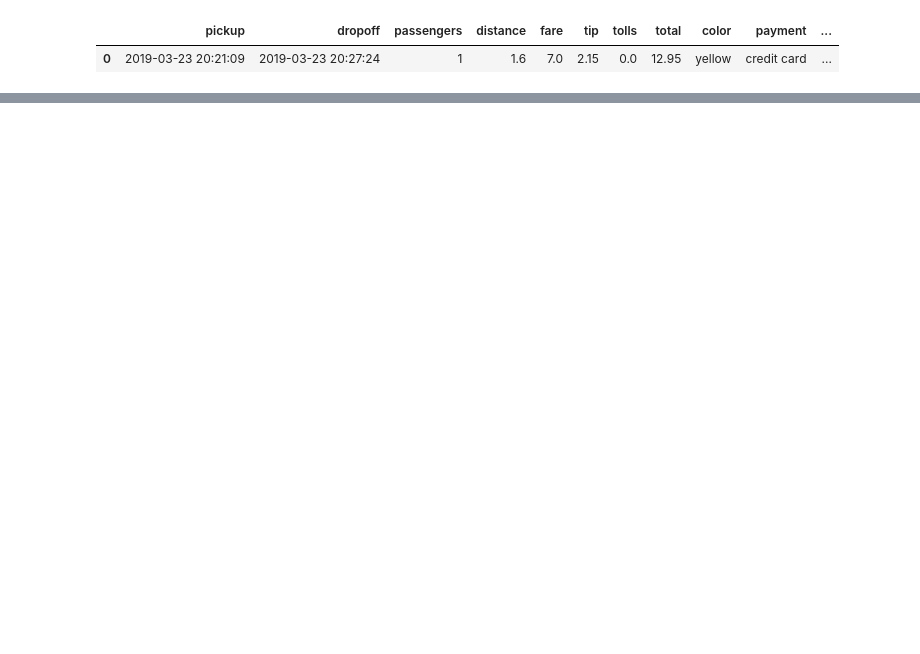
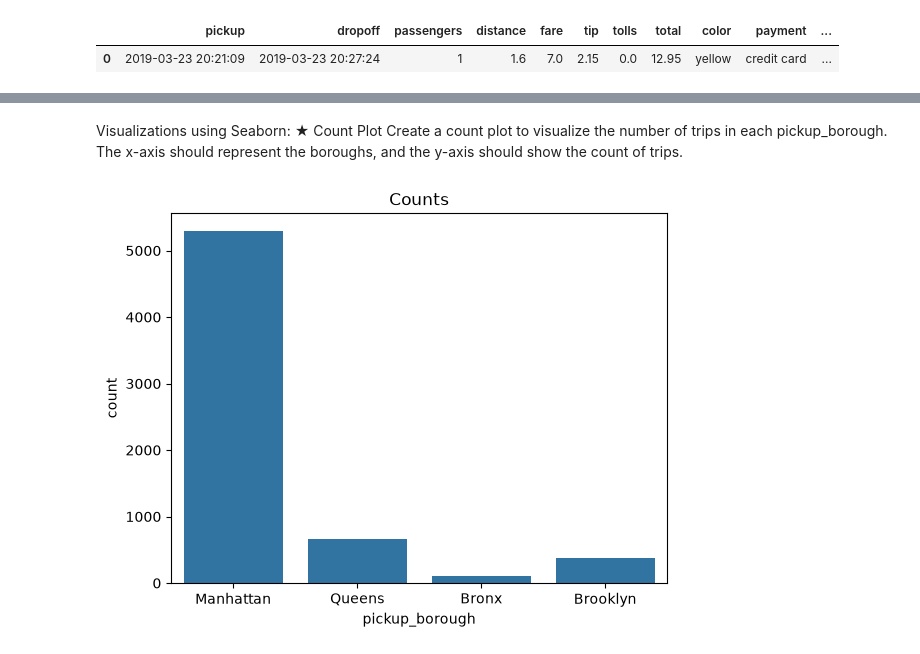
Before and after one commit to mincysuhail-star/Python_, a Jupyter notebook: pandasassgmnt11.ipynb, the cells around one changed output, grey strips where cells are left out. Saved outputs shown, nothing was run; the diff lists cells and outputs as text; code cells hidden in the pictures; blank space fills up the shorter version.

```diff
--- a/pandasassgmnt11.ipynb
+++ b/pandasassgmnt11.ipynb
@@ -149,0 +229,11 @@ plt.show()
+# %% [markdown]
+Visualizations using Seaborn:
+★ Count Plot
+Create a count plot to visualize the number of trips in each pickup_borough. The
+x-axis should represent the boroughs, and the y-axis should show the count of trips.
+# %%
+sns.countplot(x="pickup_borough",data=df)
+plt.title("Counts")
+plt.show()
+# %% [output]
+[figure, added]
```
Also changed, not shown: parts of 32 cells of this notebook.
